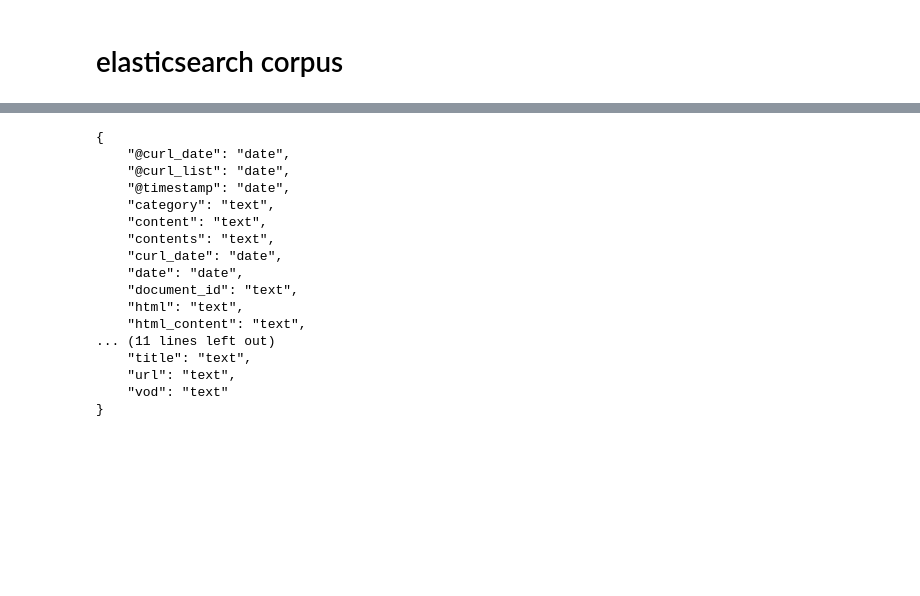
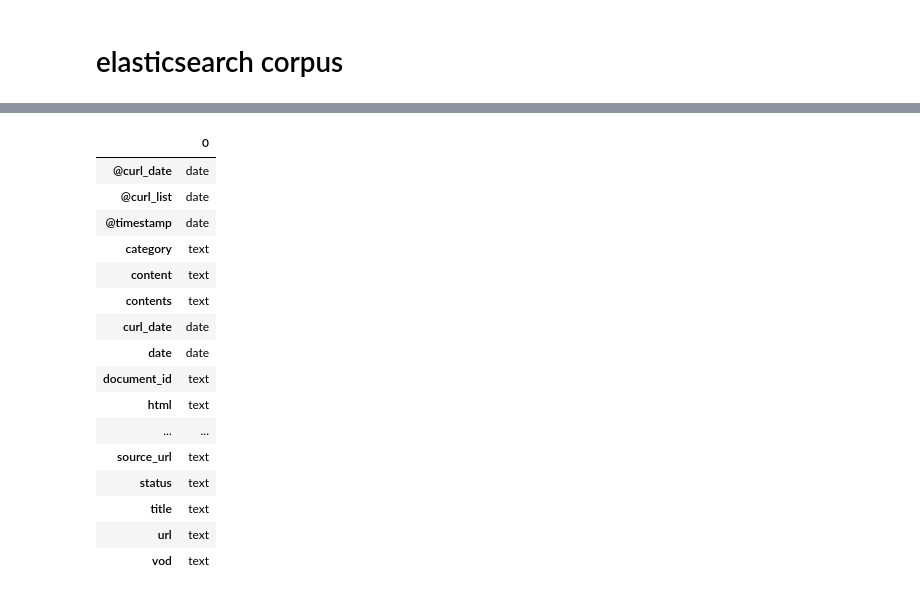
Before and after one commit to ejpark78/nlp-utils, a Jupyter notebook: corpus/sample/datasets.ipynb, the cells around one changed output, grey strips where cells are left out. Cells and saved outputs as stored; diff of their text form; code cells hidden in the pictures; blank space fills up the shorter version.

```diff
--- a/corpus/sample/datasets.ipynb
+++ b/corpus/sample/datasets.ipynb
@@ -94,25 +101,25 @@ pd.DataFrame(es_meta).T
 # %%
 # columns
 
-print(json.dumps(es_meta['crawler-naver-economy-2021']['columns'], indent=4))
+pd.DataFrame([es_meta['crawler-naver-economy-2021']['columns']]).T
 # %% [output]
-{
-    "@curl_date": "date",
-    "@curl_list": "date",
-    "@timestamp": "date",
-    "category": "text",
-    "content": "text",
-    "contents": "text",
-    "curl_date": "date",
-    "date": "date",
-    "document_id": "text",
-    "html": "text",
-    "html_content": "text",
-... (11 lines left out)
-    "title": "text",
-    "url": "text",
-    "vod": "text"
-}
+|  | 0 |
+| @curl_date | date |
+| @curl_list | date |
+| @timestamp | date |
+| category | text |
+| content | text |
+| contents | text |
+| curl_date | date |
+| date | date |
+| document_id | text |
+| html | text |
+| ... | ... |
+| source_url | text |
+| status | text |
+| title | text |
+| url | text |
+| vod | text |
 # %%
 # data loading
 
```
Also changed, not shown: parts of 7 cells of this notebook, 1 other file.
